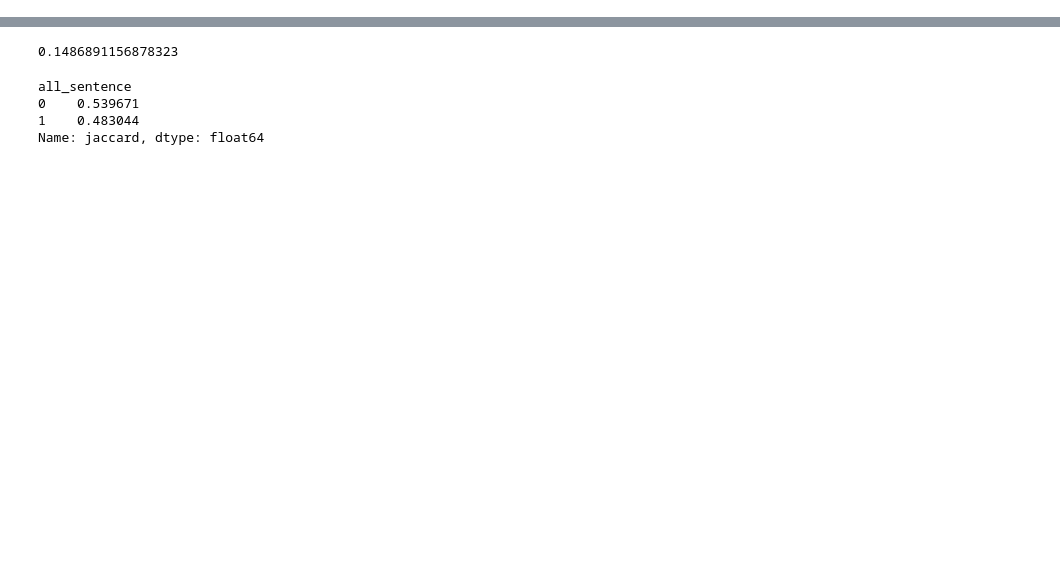
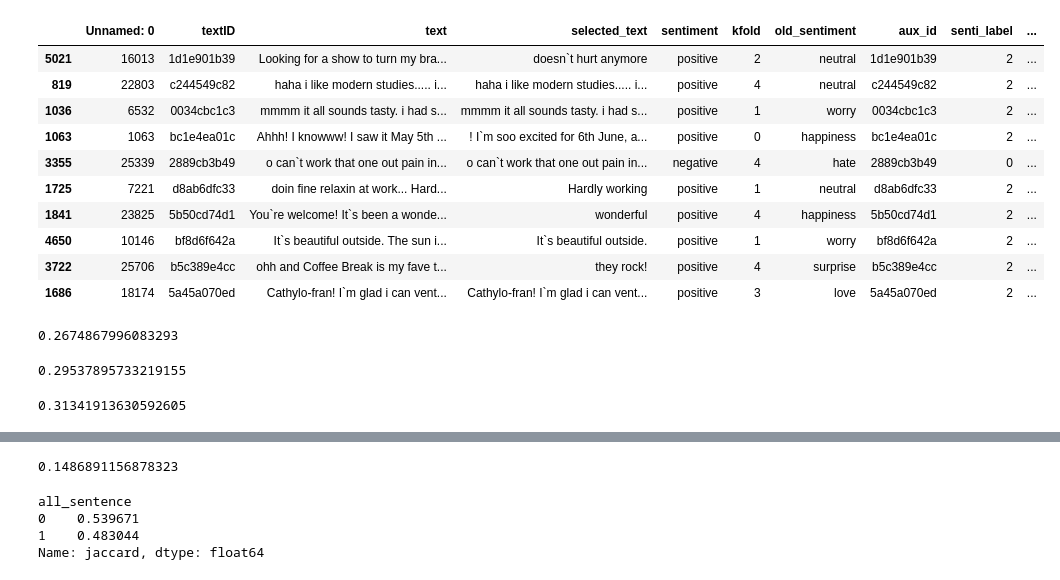
Before and after one commit to thuwyh/Tweet-Sentiment-Extraction, a Jupyter notebook: notebook/pred-eda.ipynb, the cells around one changed output, grey strips where cells are left out. Saved outputs shown, nothing was run; the diff lists cells and outputs as text; code cells hidden in the pictures; blank space fills up the shorter version.

```diff
--- a/notebook/pred-eda.ipynb
+++ b/notebook/pred-eda.ipynb
@@ -30,0 +39,2 @@ df['jaccard'] = df.apply(lambda x: jaccard_string(x['selected_text'], x['pred'])
+# %%
+df['jaccard2'] = df.apply(lambda x: jaccard_string(x['selected_text'], x['text']), axis=1)
@@ -31,3 +49,29 @@ df['jaccard'] = df.apply(lambda x: jaccard_string(x['selected_text'], x['pred'])
+# %%
+df[(df['score']<1)&(df['pred_word_count']==1)].sample(n=10)
+# %% [output]
+|  | Unnamed: 0 | textID | text | selected_text | sentiment | kfold | old_sentiment | aux_id | senti_label | ... |
+| 5021 | 16013 | 1d1e901b39 | Looking for a show to turn my bra... | doesn`t hurt anymore | positive | 2 | neutral | 1d1e901b39 | 2 | ... |
+| 819 | 22803 | c244549c82 | haha i like modern studies..... i... | haha i like modern studies..... i... | positive | 4 | neutral | c244549c82 | 2 | ... |
+| 1036 | 6532 | 0034cbc1c3 | mmmm it all sounds tasty. i had s... | mmmm it all sounds tasty. i had s... | positive | 1 | worry | 0034cbc1c3 | 2 | ... |
+| 1063 | 1063 | bc1e4ea01c | Ahhh! I knowww! I saw it May 5th ... | ! I`m soo excited for 6th June, a... | positive | 0 | happiness | bc1e4ea01c | 2 | ... |
+| 3355 | 25339 | 2889cb3b49 | o can`t work that one out pain in... | o can`t work that one out pain in... | negative | 4 | hate | 2889cb3b49 | 0 | ... |
+| 1725 | 7221 | d8ab6dfc33 | doin fine relaxin at work... Hard... | Hardly working | positive | 1 | neutral | d8ab6dfc33 | 2 | ... |
+| 1841 | 23825 | 5b50cd74d1 | You`re welcome! It`s been a wonde... | wonderful | positive | 4 | happiness | 5b50cd74d1 | 2 | ... |
+| 4650 | 10146 | bf8d6f642a | It`s beautiful outside. The sun i... | It`s beautiful outside. | positive | 1 | worry | bf8d6f642a | 2 | ... |
+| 3722 | 25706 | b5c389e4cc | ohh and Coffee Break is my fave t... | they rock! | positive | 4 | surprise | b5c389e4cc | 2 | ... |
+| 1686 | 18174 | 5a45a070ed | Cathylo-fran! I`m glad i can vent... | Cathylo-fran! I`m glad i can vent... | positive | 3 | love | 5a45a070ed | 2 | ... |
+# %%
+df[(df['score']<0.8)&(df['pred_word_count']==1)]['jaccard2'].mean()
+# %% [output]
+0.2674867996083293
+# %%
+df[df['score']<0.5]['jaccard'].mean()
+# %% [output]
+0.29537895733219155
+# %%
+df[df['score']<0.5]['jaccard2'].mean()
+# %% [output]
+0.31341913630592605
 # %%
 df['jaccard'].mean()
 # %% [output]
```
Also changed, not shown: parts of 16 cells of this notebook, 8 other files.
